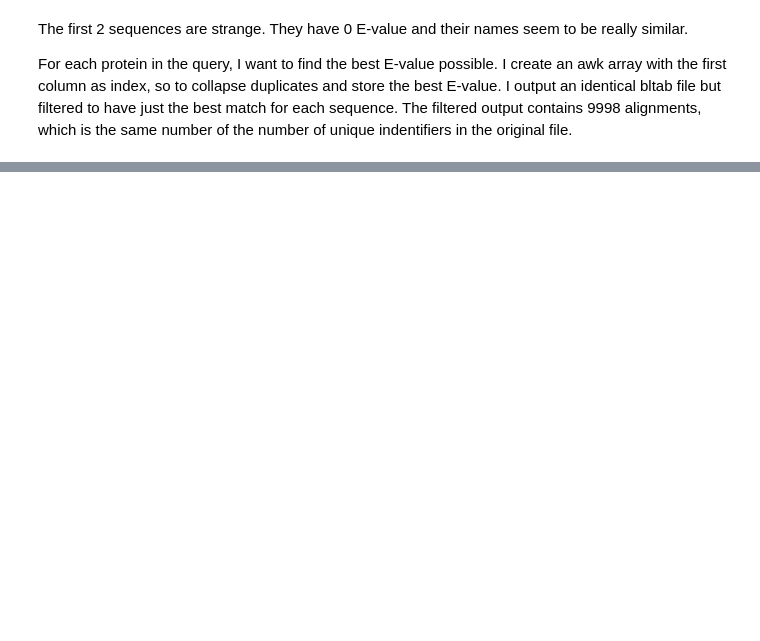
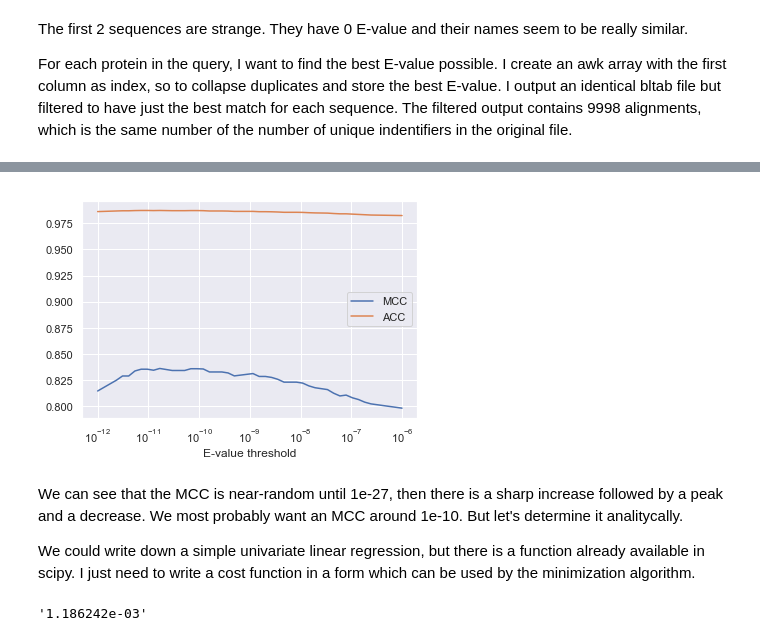
Before and after one commit to ilante/LAB1-b-HMM-kunitz, a Jupyter notebook: Exercise_redone.ipynb, the cells around one changed output, grey strips where cells are left out. Cells and saved outputs as stored; diff of their text form; code cells hidden in the pictures; blank space fills up the shorter version.

```diff
--- a/Exercise_redone.ipynb
+++ b/Exercise_redone.ipynb
@@ -613,0 +1066,11 @@ END{for(key in out){print out[key]}}'\
+# %%
+plot_MCC(p_train_vals, n_train_vals, -12, -6)
+# %% [output]
+[figure, added]
+# %% [markdown]
+We can see that the MCC is near-random until 1e-27, then there is a sharp increase followed by a peak and a decrease.
+We most probably want an MCC around 1e-10.
+But let's determine it analitycally.
+
+We could write down a simple univariate linear regression, but there is a function already available in scipy.
+I just need to write a cost function in a form which can be used by the minimization algorithm.
@@ -613,0 +1089,5 @@ END{for(key in out){print out[key]}}'\
+# %%
+training_thr = maximize_MCC(p_train_vals, n_train_vals, objective_fun_MCC)
+"{:e}".format(training_thr) # just to print in scientific notation
+# %% [output]
+'1.186242e-03'
```
Also changed, not shown: parts of 66 cells of this notebook, 12 other files.
